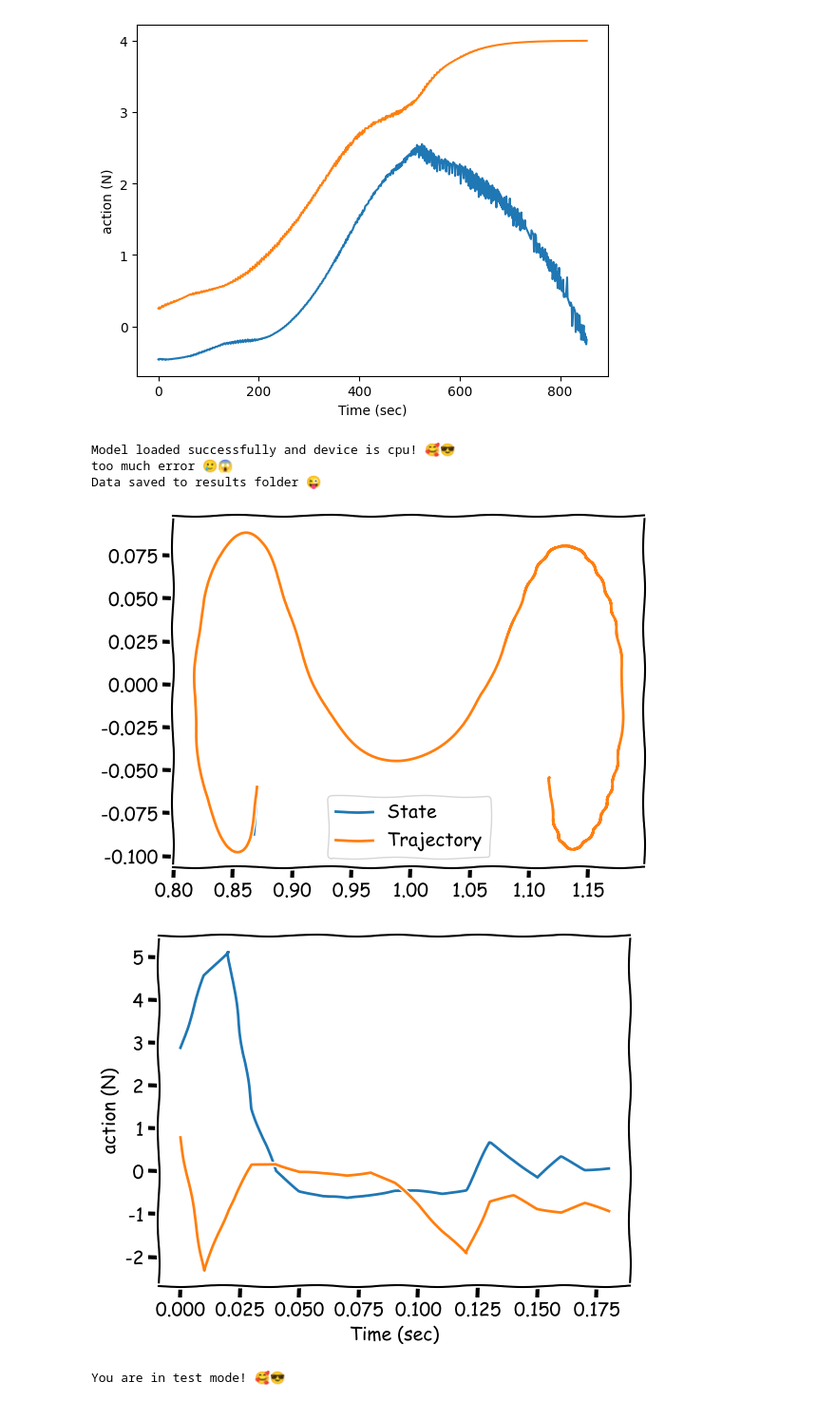
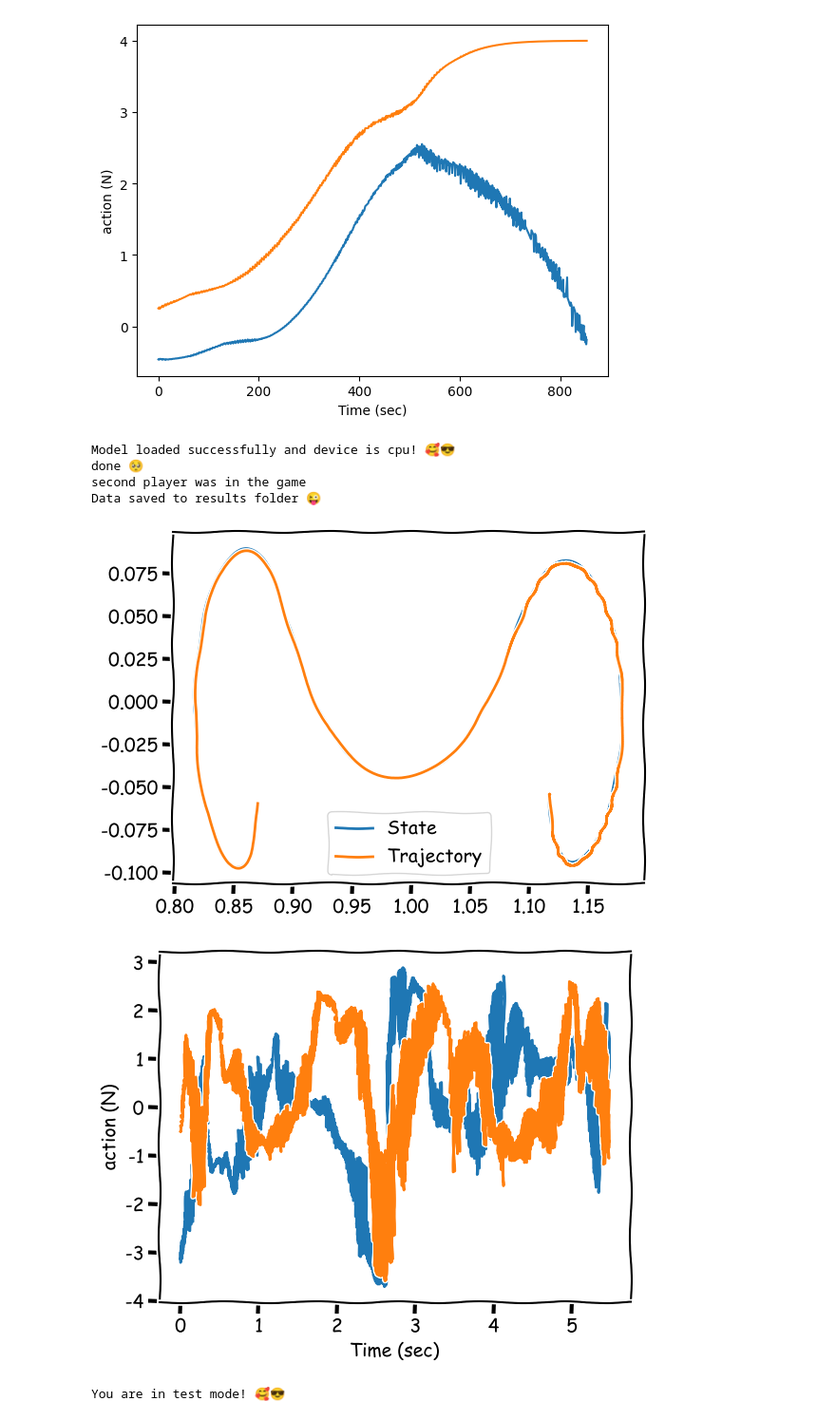
Before and after one commit to alibaniasad1999/master-thesis, a Jupyter notebook: Code/Python/TBP/SAC/SAC_TBP.ipynb, the cells around one changed output. Shown at 95% size. Drawn from its saved outputs; the diff is of its cells as text; code cells hidden in the pictures.

```diff
--- a/Code/Python/TBP/SAC/SAC_TBP.ipynb
+++ b/Code/Python/TBP/SAC/SAC_TBP.ipynb
@@ -723,17 +714,18 @@ Data saved to results folder 😜
 # %%
 train = False
 if train:
     sac_rl.train()
     sac_rl.save()
 else:
-    sac_rl.load(load_device=torch.device("cpu"), from_device_to_load='cuda')
+    sac_rl.load(load_device=torch.device("cpu"), from_device_to_load='cpu')
     sac_rl.test(deterministic=True, fun_mode=True)
 # %% [output]
 Model loaded successfully and device is cpu! 🥰😎
-too much error 🥲😱
+done 🥺
+second player was in the game
 Data saved to results folder 😜
-[figure, old version]
+[figure, new version]
-[figure, old version]
+[figure, new version]
 # %%
 if train:
     try:
```
Also changed, not shown: parts of 7 cells of this notebook, 3 other files.
